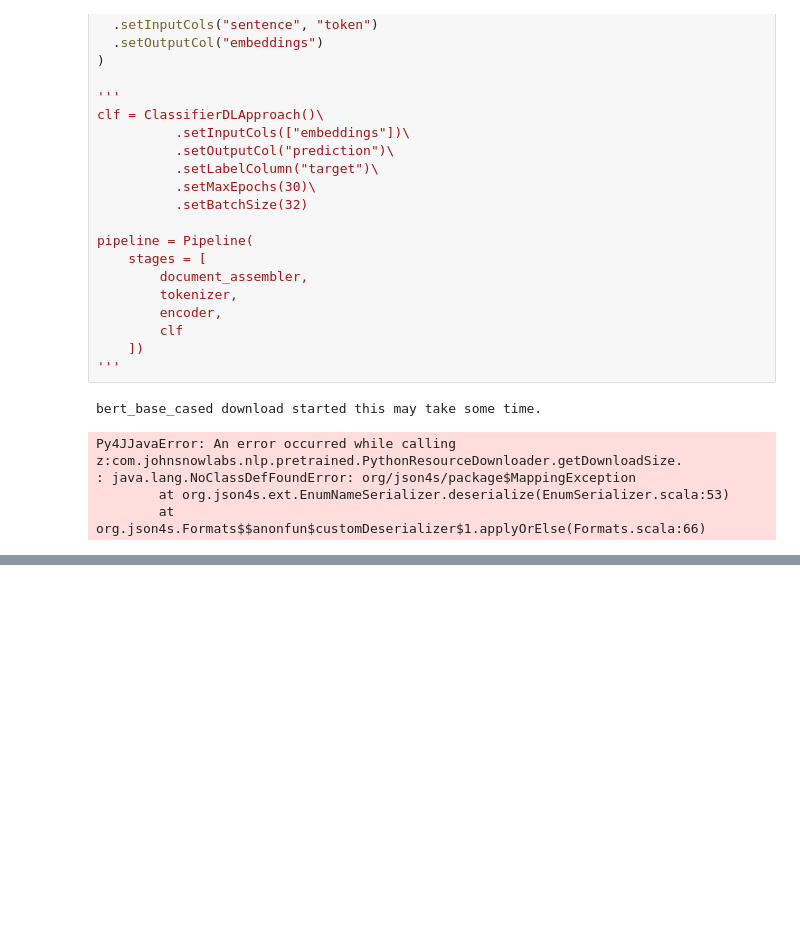
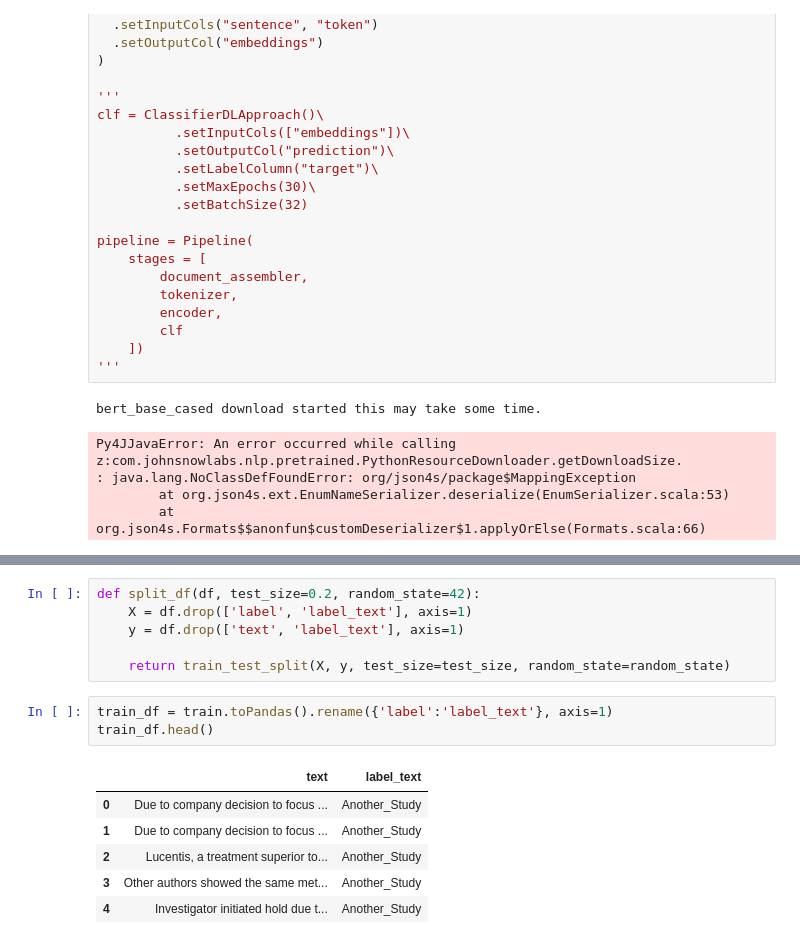
Before and after one commit to opentargets/evidence_datasource_parsers, a Jupyter notebook: exploration/stopReasons/prediction.ipynb, the cells around one changed output, grey strips where cells are left out. Drawn from its saved outputs; the diff is of its cells as text; blank space fills up the shorter version.

```diff
--- a/exploration/stopReasons/prediction.ipynb
+++ b/exploration/stopReasons/prediction.ipynb
@@ -586,0 +775,16 @@ Py4JJavaError: An error occurred while calling z:com.johnsnowlabs.nlp.pretrained
+# %%
+def split_df(df, test_size=0.2, random_state=42):
+    X = df.drop(['label', 'label_text'], axis=1)
+    y = df.drop(['text', 'label_text'], axis=1)
+
+    return train_test_split(X, y, test_size=test_size, random_state=random_state)
+# %%
+train_df = train.toPandas().rename({'label':'label_text'}, axis=1)
+train_df.head()
+# %% [output]
+|  | text | label_text |
+| 0 | Due to company decision to focus ... | Another_Study |
+| 1 | Due to company decision to focus ... | Another_Study |
+| 2 | Lucentis, a treatment superior to... | Another_Study |
+| 3 | Other authors showed the same met... | Another_Study |
+| 4 | Investigator initiated hold due t... | Another_Study |
```
Also changed, not shown: parts of 33 cells of this notebook, 4 other files.
